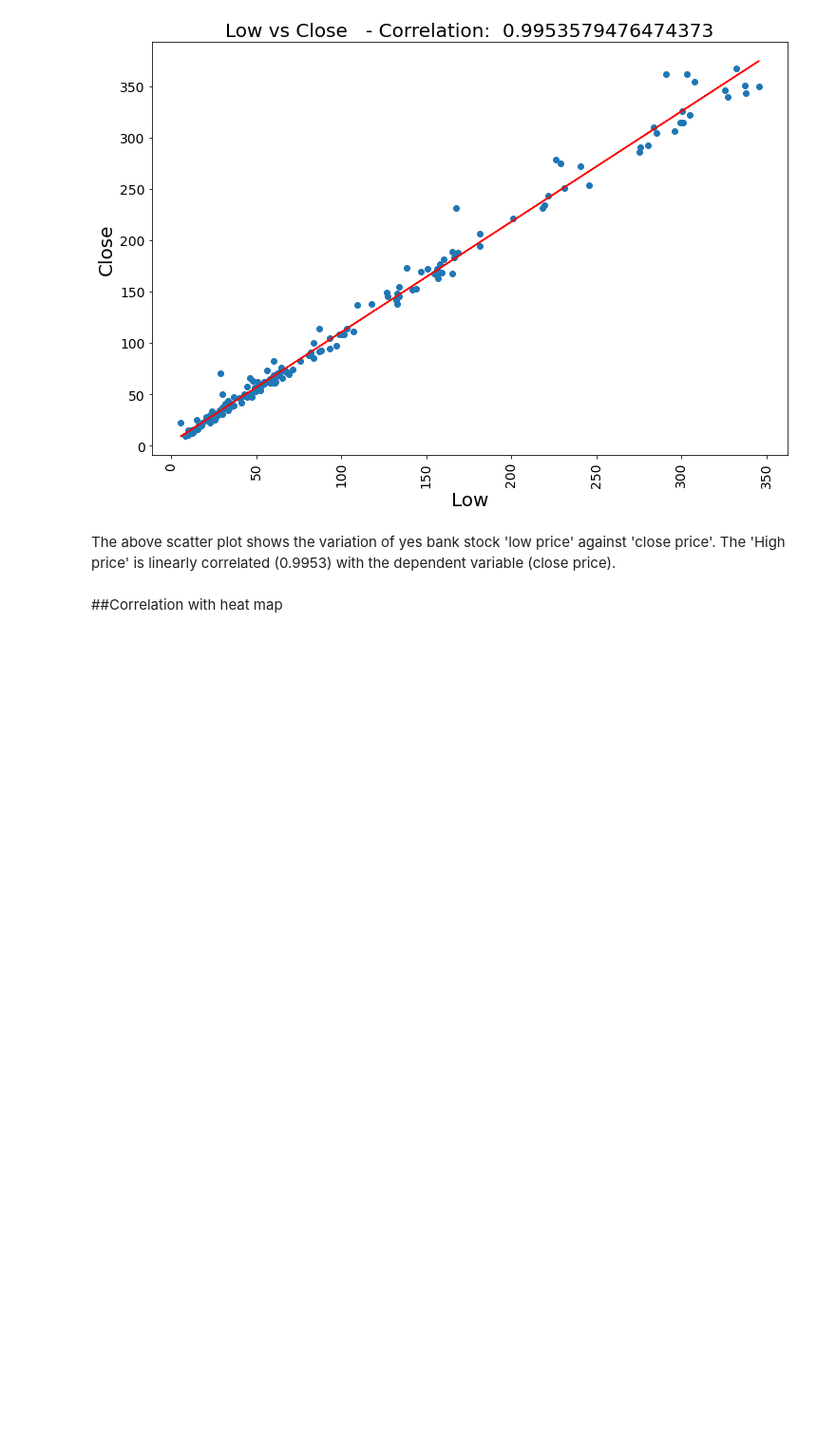
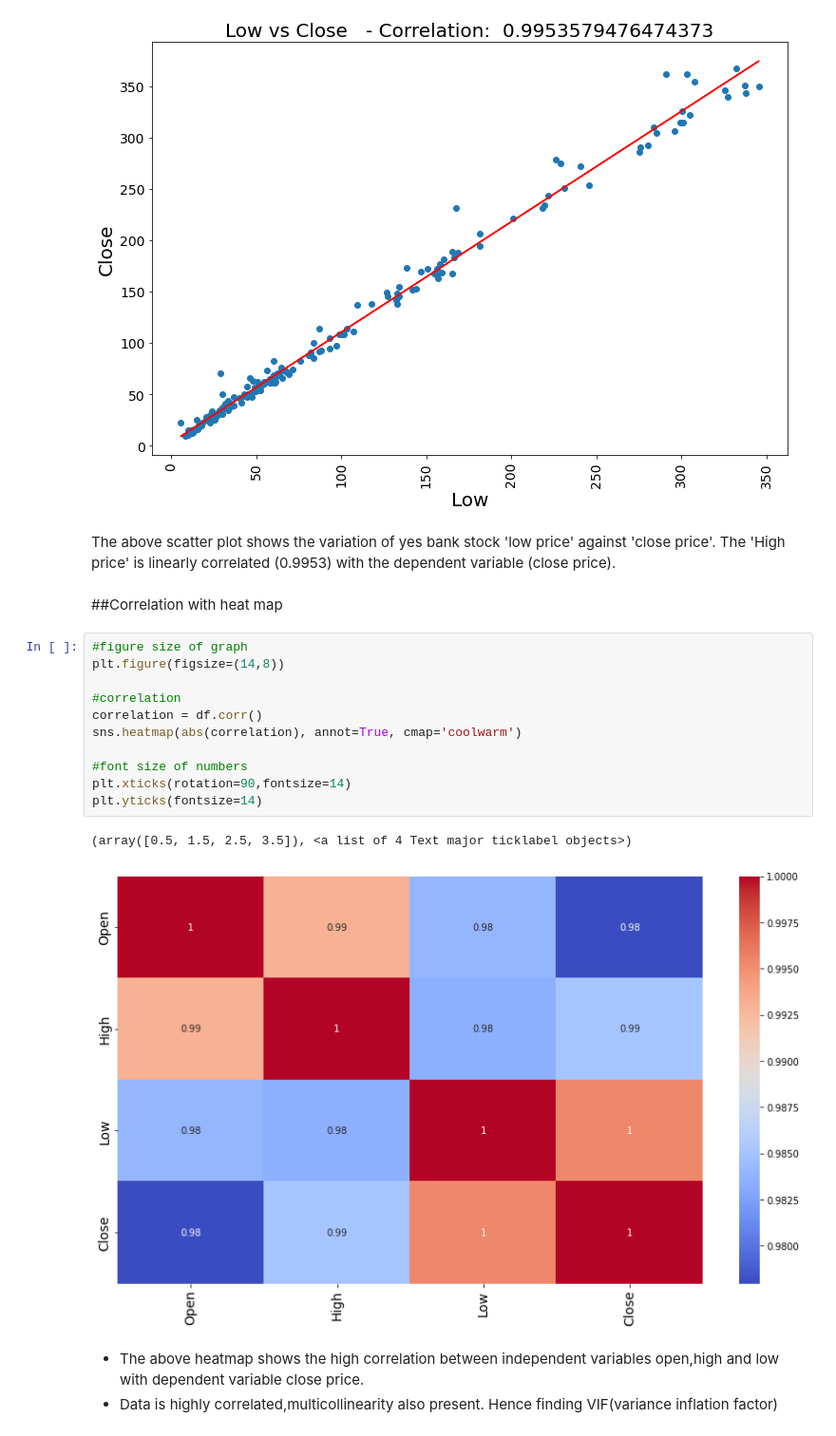
Before and after one commit to Ashfaquesayyed/Yes-bank-stock-closing-price-prediction, a Jupyter notebook: Yes_bank_stock_closing_price_new.ipynb, the cells around one changed output. Shown at 95% size. Saved outputs shown, nothing was run; the diff lists cells and outputs as text; blank space fills up the shorter version.

```diff
--- a/Yes_bank_stock_closing_price_new.ipynb
+++ b/Yes_bank_stock_closing_price_new.ipynb
@@ -403,3 +403,20 @@ plt.plot(df["Low"], y_hat, "r-", lw=1.5)
 The above scatter plot shows the variation of yes bank stock 'low price' against 'close price'. The 'High price' is linearly correlated (0.9953) with the dependent variable (close price).
 # %% [markdown]
 ##Correlation with heat map
+# %%
+#figure size of graph
+plt.figure(figsize=(14,8))
+
+#correlation
+correlation = df.corr()
+sns.heatmap(abs(correlation), annot=True, cmap='coolwarm')
+
+#font size of numbers
+plt.xticks(rotation=90,fontsize=14)
+plt.yticks(fontsize=14)
+# %% [output]
+(array([0.5, 1.5, 2.5, 3.5]), <a list of 4 Text major ticklabel objects>)
+[figure, added]
+# %% [markdown]
+* The above heatmap shows the high correlation between independent variables open,high and low with dependent variable close price.
+* Data is highly correlated,multicollinearity also present. Hence finding VIF(variance inflation factor)
```
Also changed, not shown: parts of 17 cells of this notebook.
